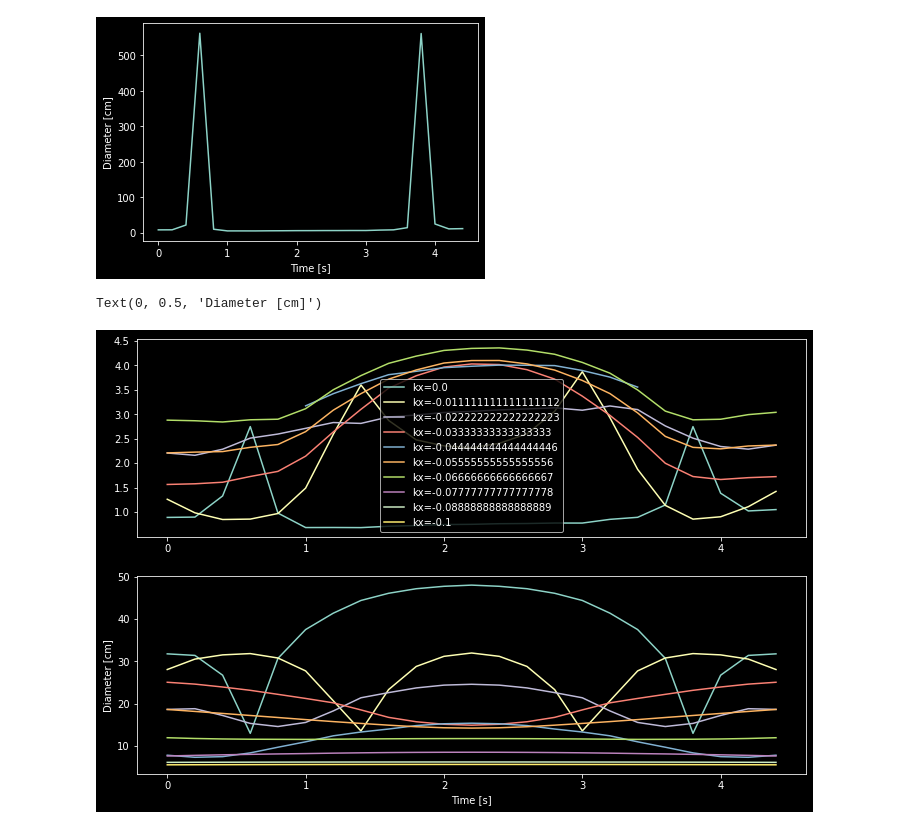
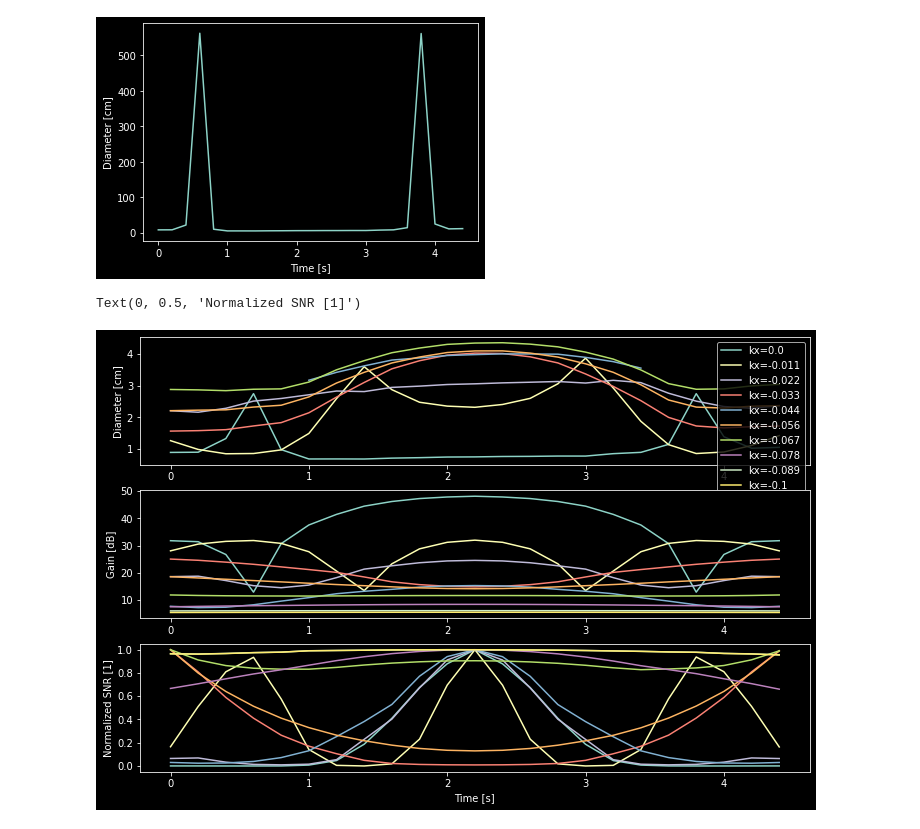
Before and after one commit to jvierine/antisat_analysis, a Jupyter notebook: projects/test_find_rcs.ipynb, the cells around one changed output. Drawn from its saved outputs; the diff is of its cells as text; code cells hidden in the pictures.

```diff
--- a/projects/test_find_rcs.ipynb
+++ b/projects/test_find_rcs.ipynb
@@ -55,6 +55,7 @@ names=[f'{x}' for x in range(20)]
 names[8] = 'r'
 names[10] = 'SNR'
 names[14] = 't'
+names[9] = 'v'
 # %%
 data = pd.read_csv(
     data_path,
@@ -148,36 +157,51 @@ plt.ylabel('Diameter [cm]')
 Text(0, 0.5, 'Diameter [cm]')
 [figure]
 # %%
-fig, axes = plt.subplots(2,1, figsize=(12,8))
+fig, axes = plt.subplots(3,1, figsize=(12,8))
 for xp in np.linspace(0,-0.1,10):
     pth_f = gain_path_function(
         np.array([xp, yp]),
         np.array([xp, -yp]),
     )
     x = data['t'].values.copy()/np.max(data['t'])
     pth = pth_f(x)
     pth = np.vstack([pth, np.sqrt(1 - np.linalg.norm(pth, axis=0))])
     G_pth = radar.tx[0].beam.gain(pth)
     G_pth_db = 10*np.log10(G_pth)
     diam = sorts.signals.hard_target_diameter(
         G_pth,
         G_pth,
         radar.tx[0].wavelength,
         radar.tx[0].power,
         data['r'],
         data['r'],
         data['SNR'],
         bandwidth=radar.tx[0].coh_int_bandwidth,
         rx_noise_temp=radar.rx[0].noise,
         radar_albedo=1.0,
     )
+    SNR_sim = sorts.signals.hard_target_snr(
+        G_pth,
+        G_pth,
+        radar.tx[0].wavelength,
+        radar.tx[0].power,
+        data['r'],
+        data['r'],
+        diameter=1,
+        bandwidth=radar.tx[0].coh_int_bandwidth,
+        rx_noise_temp=radar.rx[0].noise,
+        radar_albedo=1.0,
+    )
     diam[G_pth_db < 10] = np.nan
 
-    axes[0].plot(data['t'], np.log10(diam*1e2), label=f'kx={xp}')
+    axes[0].plot(data['t'], np.log10(diam*1e2), label=f'kx={xp:.2}')
     axes[1].plot(data['t'], G_pth_db)
+    axes[2].plot(data['t'], SNR_sim/np.max(SNR_sim))
 axes[0].legend()
-axes[1].xlabel('Time [s]')
-axes[0].ylabel('Diameter [cm]')
+axes[2].set_xlabel('Time [s]')
+axes[0].set_ylabel('Diameter [cm]')
+axes[1].set_ylabel('Gain [dB]')
+axes[2].set_ylabel('Normalized SNR [1]')
 # %% [output]
-Text(0, 0.5, 'Diameter [cm]')
+Text(0, 0.5, 'Normalized SNR [1]')
-[figure, old version]
+[figure, new version]
```
Also changed, not shown: parts of 4 cells of this notebook, 1 other file.
